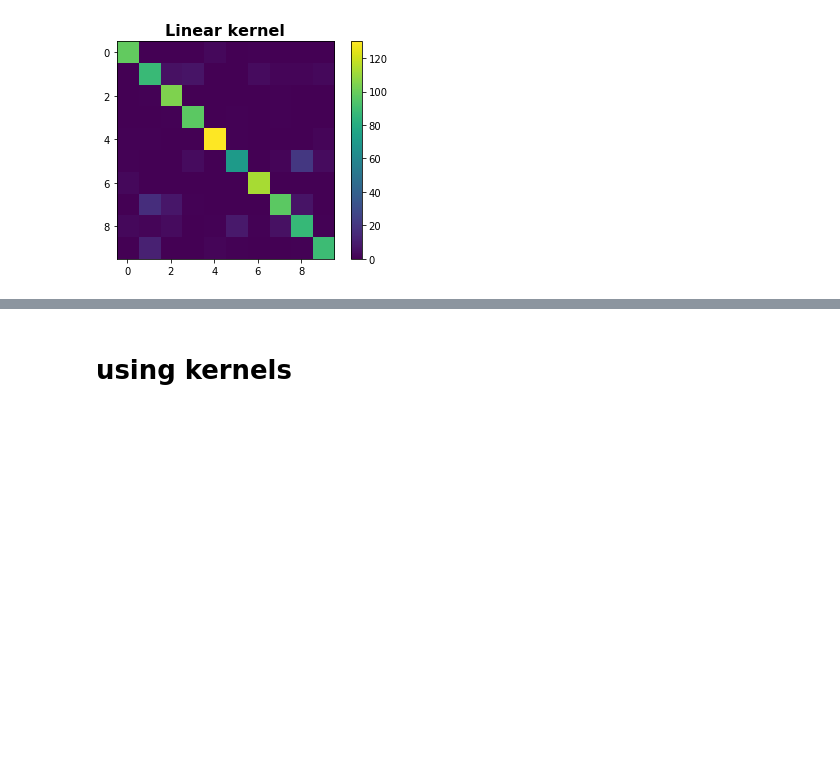
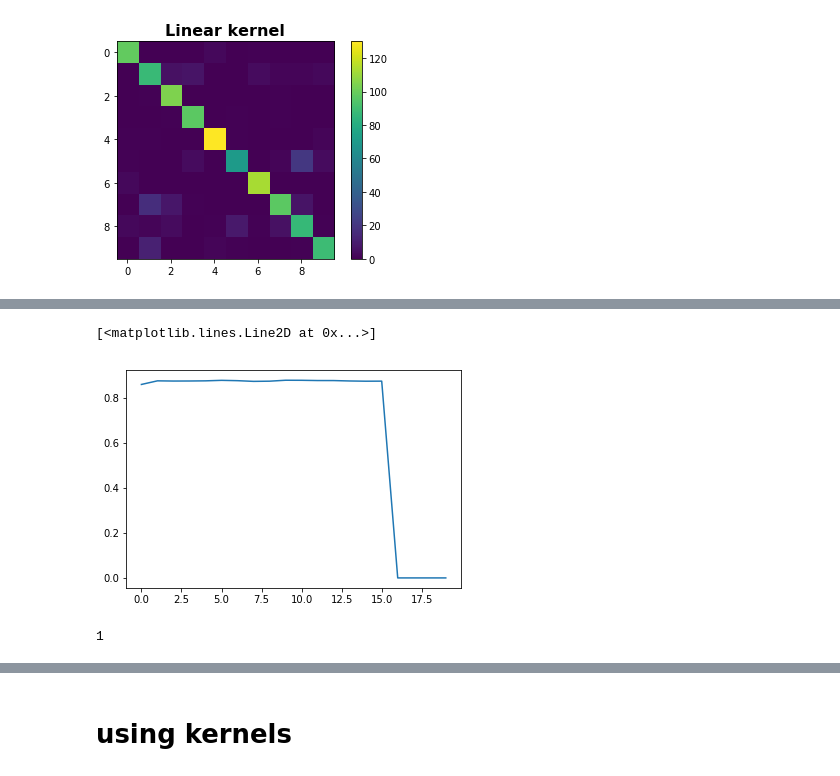
Before and after one commit to MaryZolfaghar/HandWrittenDigitPrediction, a Jupyter notebook: jupyters/tinkering_datasets.ipynb, the cells around one changed output, grey strips where cells are left out. Saved outputs shown, nothing was run; the diff lists cells and outputs as text; code cells hidden in the pictures; blank space fills up the shorter version.

```diff
--- a/jupyters/tinkering_datasets.ipynb
+++ b/jupyters/tinkering_datasets.ipynb
@@ -87,0 +128,13 @@ weighted avg       0.87      0.87      0.87      1125
+# %%
+clf = SVC(kernel='poly', gamma='scale')
+tot_split=20
+
+svc_scores = np.zeros([tot_split,1])
+
+for ns in range(tot_split):
+    cv         = StratifiedShuffleSplit(n_splits=ns+1, random_state=rand_state)
+    svc_score  = cross_val_multiscore(clf, X, Y, cv=cv, n_jobs=1)
+    svc_scores[ns] = np.mean(svc_score, axis=0)
+    print(ns+1, 'gives ', svc_scores[ns])
+
+#best_split can be either
@@ -87,0 +162,13 @@ weighted avg       0.87      0.87      0.87      1125
+# %%
+clf = SVC(kernel='linear', gamma='scale')
+tot_split=20
+
+svc_scores = np.zeros([tot_split,1])
+
+for ns in range(tot_split):
+    cv         = StratifiedShuffleSplit(n_splits=ns+1, random_state=rand_state)
+    svc_score  = cross_val_multiscore(clf, X, Y, cv=cv, n_jobs=1)
+    svc_scores[ns] = np.mean(svc_score, axis=0)
+    print(ns+1, 'gives ', svc_scores[ns])
+
+#best_split can be either
@@ -87,0 +193,5 @@ weighted avg       0.87      0.87      0.87      1125
+# %%
+plt.plot(svc_scores)
+# %% [output]
+[<matplotlib.lines.Line2D at 0x...>]
+[figure, added]
@@ -87,0 +211,4 @@ weighted avg       0.87      0.87      0.87      1125
+# %%
+np.argmax(svc_scores)
+# %% [output]
+1
```
Also changed, not shown: parts of 12 cells of this notebook, 6 other files.
